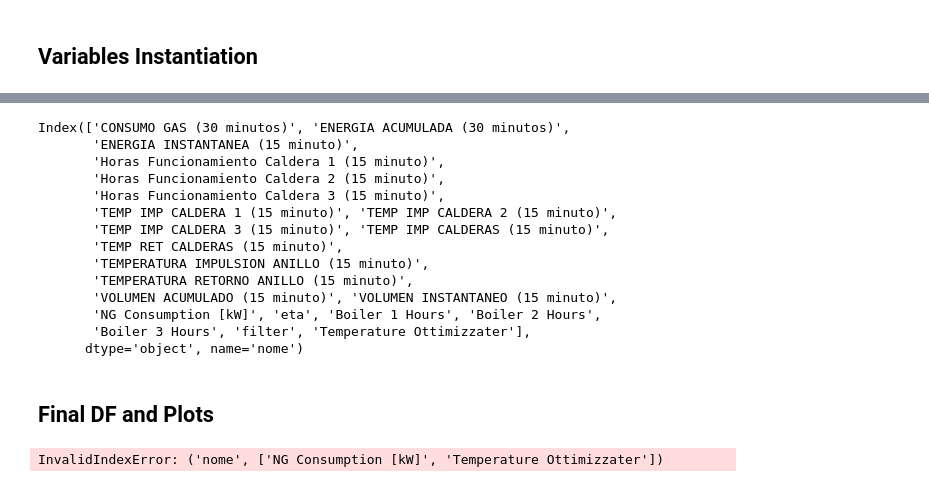
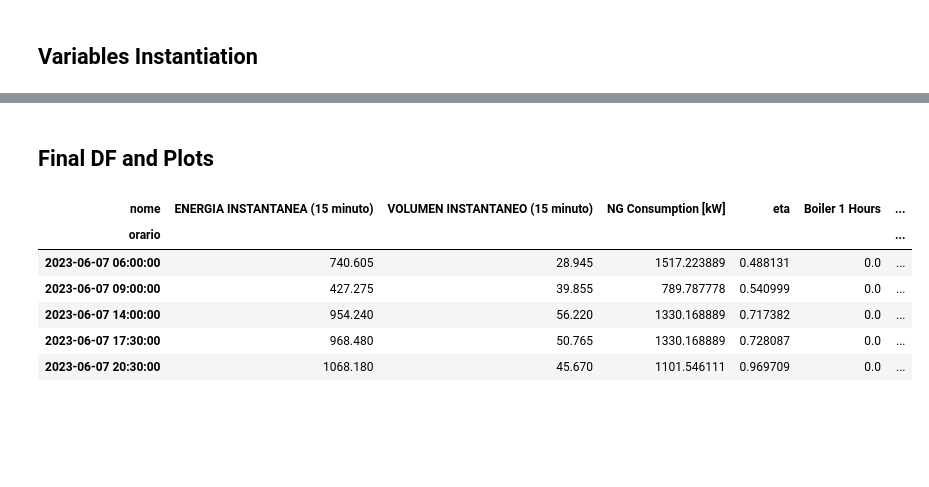
Before and after one commit to digibuild-technology-release/s3_2_2_ENG, a Jupyter notebook: resources/notebooks/s322.ipynb, the cells around one changed output, grey strips where cells are left out. Drawn from its saved outputs; the diff is of its cells as text; code cells hidden in the pictures; blank space fills up the shorter version.

```diff
--- a/resources/notebooks/s322.ipynb
+++ b/resources/notebooks/s322.ipynb
@@ -333,4 +337,4 @@ class Optimizer:
 # %% [markdown]
 ## Variables Instantiation
 # %%
-df_30 = MLModel().create_input(r'C:\Users\annatalini\OneDrive - Engineering Ingegneria Informatica S.p.A\DigiBUILD\DigiBUILD - Developement\s3_2_2_ENG\resources\requestData\RVENA_23*.csv', save_local_file=True)[3].iloc[:48]
+df_30 = MLModel().create_input(r'C:\Users\annatalini\OneDrive - Engineering Ingegneria Informatica S.p.A\DigiBUILD\DigiBUILD - Developement\s3_2_2_ENG\resources\requestData\RVENA_23*.csv', save_local_file=True)[2].iloc[:48]
@@ -337,13 +352,13 @@ df_30 = MLModel().create_input(r'C:\Users\annatalini\OneDrive - Engineering Inge
 # %%
 import time
-start = time.time()
+# start = time.time()
 model = pickle.load(open(r'C:\Users\annatalini\OneDrive - Engineering Ingegneria Informatica S.p.A\DigiBUILD\DigiBUILD - Developement\s3_2_2_ENG\resources\models\TrainedModel.pkl', 'rb'))
 optimizer = Optimizer(df_30, model, 100, 200).optimize()
 solution = optimizer[0]
-df_temps = optimizer[1]
-end = time.time()
-total = ((end - start)/60)
-print(f"total exectuion time: {total}")
+temps = optimizer[1]
+# end = time.time()
+# total = ((end - start)/60)
+# print(f"total exectuion time: {total}")
 # %% [output]
 Generation: 1.00%
 Generation: 2.00%
@@ -437,25 +405,17 @@ df_30.iloc[0:]
 # %%
-df_30['Temperature Ottimizzate'] = df_temps['Temperatures'].values
+df_30['Temperature Ottimizzate'] = temps['Temperatures'].values
-# %%
-print(df_30.columns)
-# %% [output]
-Index(['CONSUMO GAS (30 minutos)', 'ENERGIA ACUMULADA (30 minutos)',
-       'ENERGIA INSTANTANEA (15 minuto)',
-       'Horas Funcionamiento Caldera 1 (15 minuto)',
-       'Horas Funcionamiento Caldera 2 (15 minuto)',
-       'Horas Funcionamiento Caldera 3 (15 minuto)',
-       'TEMP IMP CALDERA 1 (15 minuto)', 'TEMP IMP CALDERA 2 (15 minuto)',
-       'TEMP IMP CALDERA 3 (15 minuto)', 'TEMP IMP CALDERAS (15 minuto)',
-       'TEMP RET CALDERAS (15 minuto)',
-       'TEMPERATURA IMPULSION ANILLO (15 minuto)',
-       'TEMPERATURA RETORNO ANILLO (15 minuto)',
-       'VOLUMEN ACUMULADO (15 minuto)', 'VOLUMEN INSTANTANEO (15 minuto)',
-       'NG Consumption [kW]', 'eta', 'Boiler 1 Hours', 'Boiler 2 Hours',
-       'Boiler 3 Hours', 'filter', 'Temperature Ottimizzater'],
-      dtype='object', name='nome')
 # %% [markdown]
 ## Final DF and Plots
+# %%
+final_df = df_30[['ENERGIA INSTANTANEA (15 minuto)', 'VOLUMEN INSTANTANEO (15 minuto)', 'NG Consumption [kW]',  'eta', 'Boiler 1 Hours', 'Boiler 2 Hours',
+       'Boiler 3 Hours', 'Temperature Ottimizzate']]
 # %%
-final_df =
+final_df.head(5)
 # %% [output]
-InvalidIndexError: ('nome', ['NG Consumption [kW]', 'Temperature Ottimizzater'])
+| nome | ENERGIA INSTANTANEA (15 minuto) | VOLUMEN INSTANTANEO (15 minuto) | NG Consumption [kW] | eta | Boiler 1 Hours | ... |
+| orario |  |  |  |  |  | ... |
+| 2023-06-07 06:00:00 | 740.605 | 28.945 | 1517.223889 | 0.488131 | 0.0 | ... |
+| 2023-06-07 09:00:00 | 427.275 | 39.855 | 789.787778 | 0.540999 | 0.0 | ... |
+| 2023-06-07 14:00:00 | 954.240 | 56.220 | 1330.168889 | 0.717382 | 0.0 | ... |
+| 2023-06-07 17:30:00 | 968.480 | 50.765 | 1330.168889 | 0.728087 | 0.0 | ... |
+| 2023-06-07 20:30:00 | 1068.180 | 45.670 | 1101.546111 | 0.969709 | 0.0 | ... |
```
Also changed, not shown: parts of 10 cells of this notebook, 2 other files.
